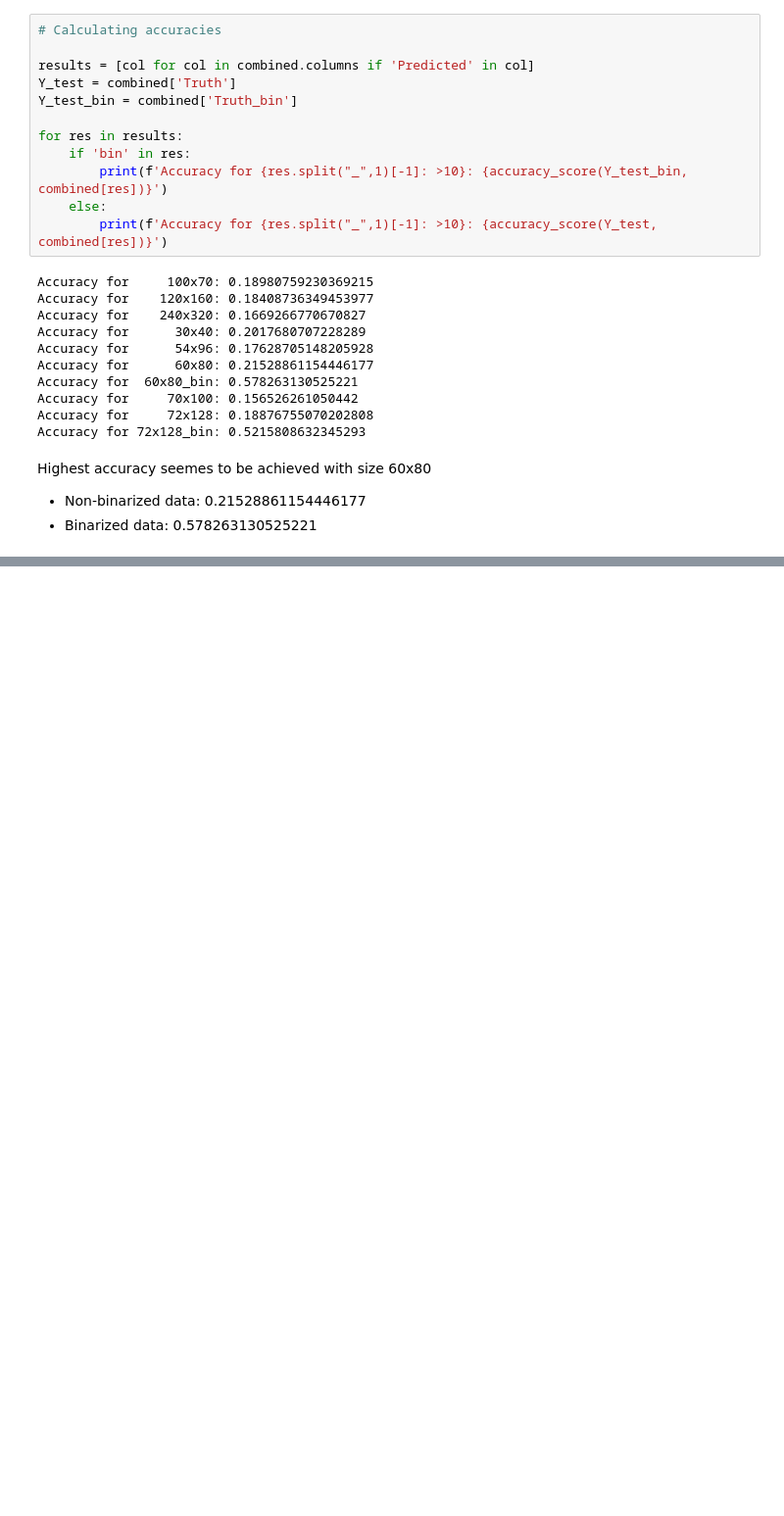
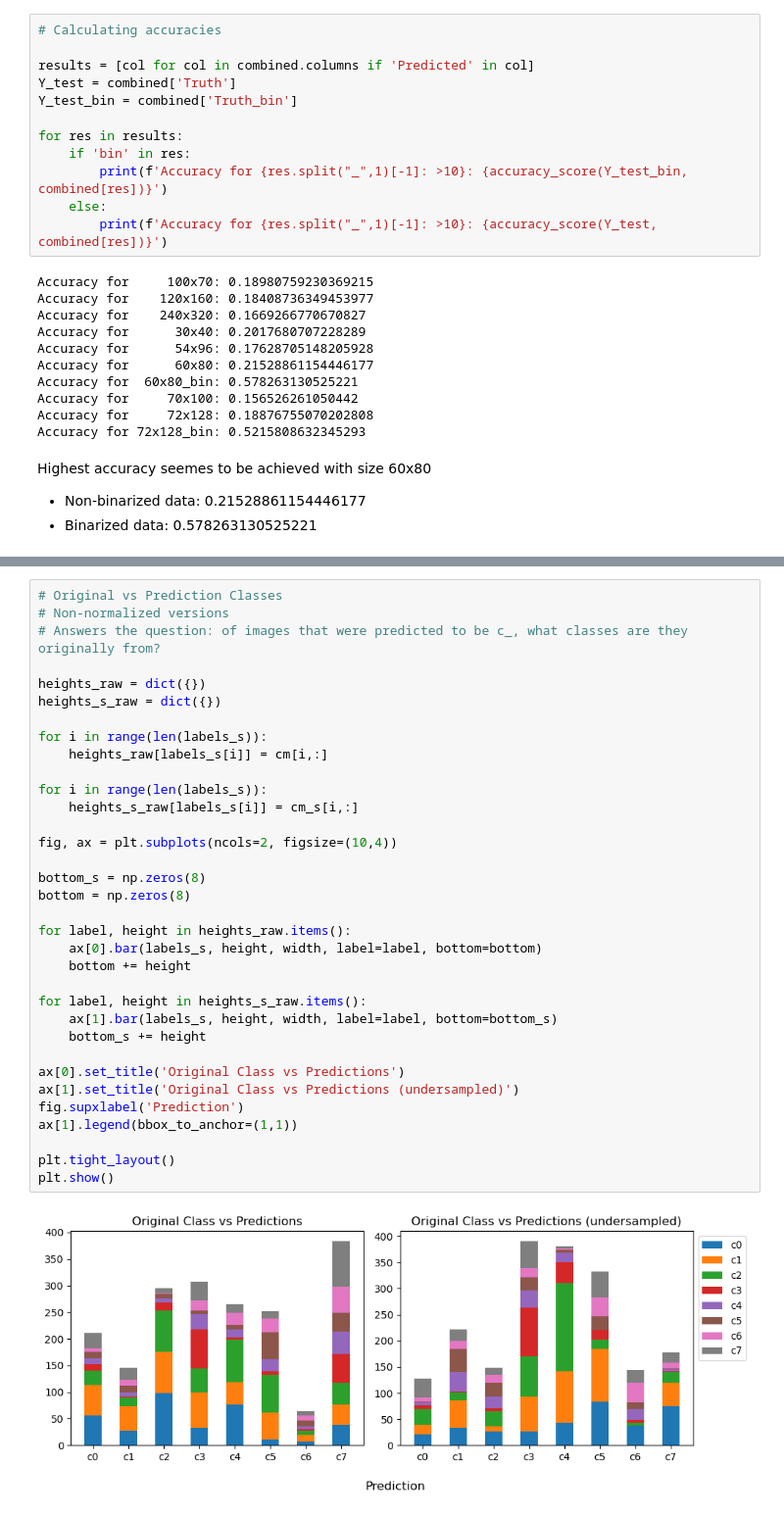
Before and after one commit to wamikamalik/CS3244-Group-8-Project-2, a Jupyter notebook: DT.ipynb, the cells around one changed output, grey strips where cells are left out. Shown at 98% size. Saved outputs shown, nothing was run; the diff lists cells and outputs as text; blank space fills up the shorter version.

```diff
--- a/DT.ipynb
+++ b/DT.ipynb
@@ -338,0 +582,36 @@ Highest accuracy seemes to be achieved with size 60x80
+# %%
+# Original vs Prediction Classes
+# Non-normalized versions
+# Answers the question: of images that were predicted to be c_, what classes are they originally from?
+
+heights_raw = dict({})
+heights_s_raw = dict({})
+
+for i in range(len(labels_s)):
+    heights_raw[labels_s[i]] = cm[i,:]
+
+for i in range(len(labels_s)):
+    heights_s_raw[labels_s[i]] = cm_s[i,:]
+
+fig, ax = plt.subplots(ncols=2, figsize=(10,4))
+
+bottom_s = np.zeros(8)
+bottom = np.zeros(8)
+
+for label, height in heights_raw.items():
+    ax[0].bar(labels_s, height, width, label=label, bottom=bottom)
+    bottom += height
+
+for label, height in heights_s_raw.items():
+    ax[1].bar(labels_s, height, width, label=label, bottom=bottom_s)
+    bottom_s += height
+
+ax[0].set_title('Original Class vs Predictions')
+ax[1].set_title('Original Class vs Predictions (undersampled)')
+fig.supxlabel('Prediction')
+ax[1].legend(bbox_to_anchor=(1,1))
+
+plt.tight_layout()
+plt.show()
+# %% [output]
+[figure, added]
```
Also changed, not shown: parts of 18 cells of this notebook.
